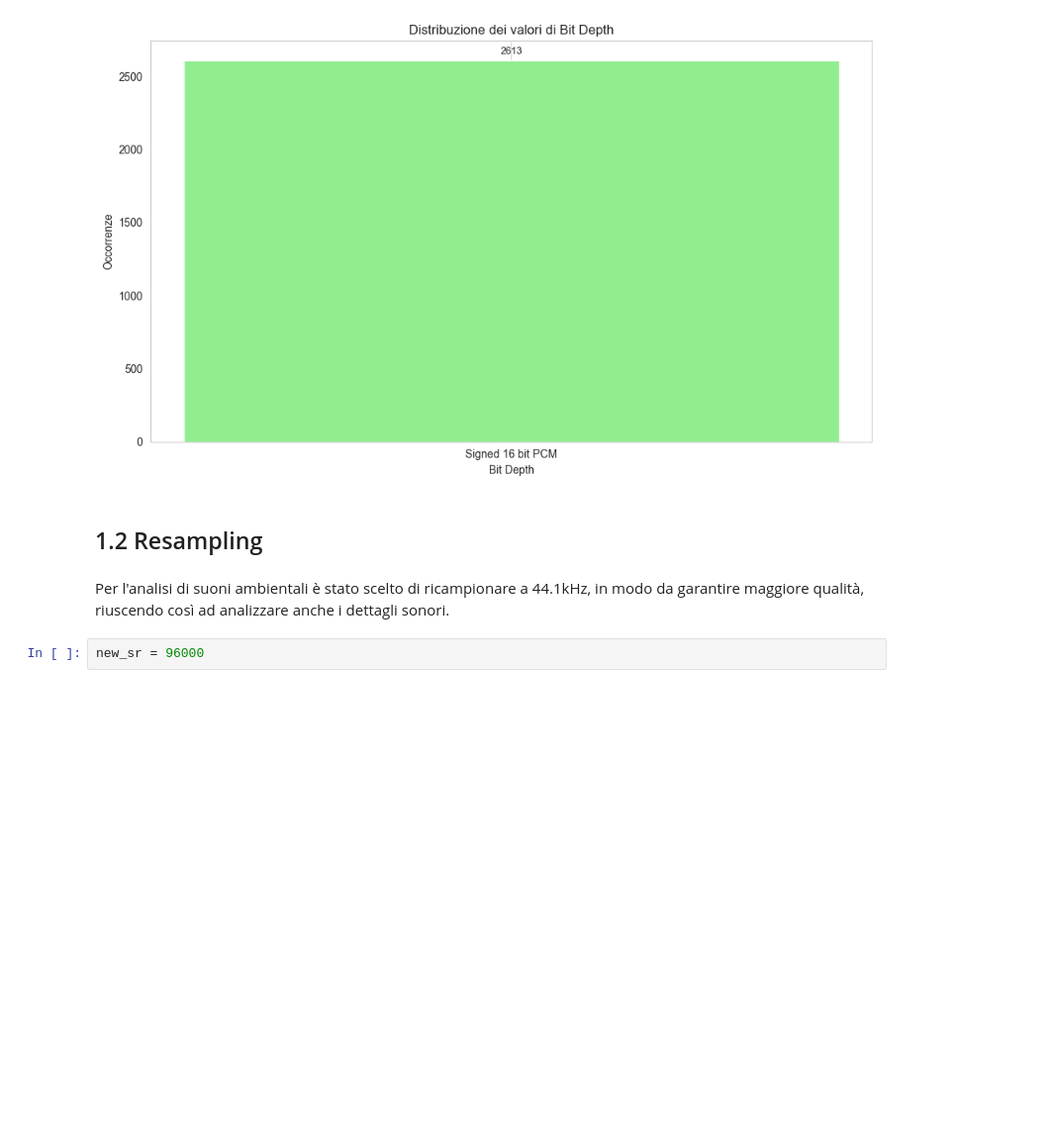
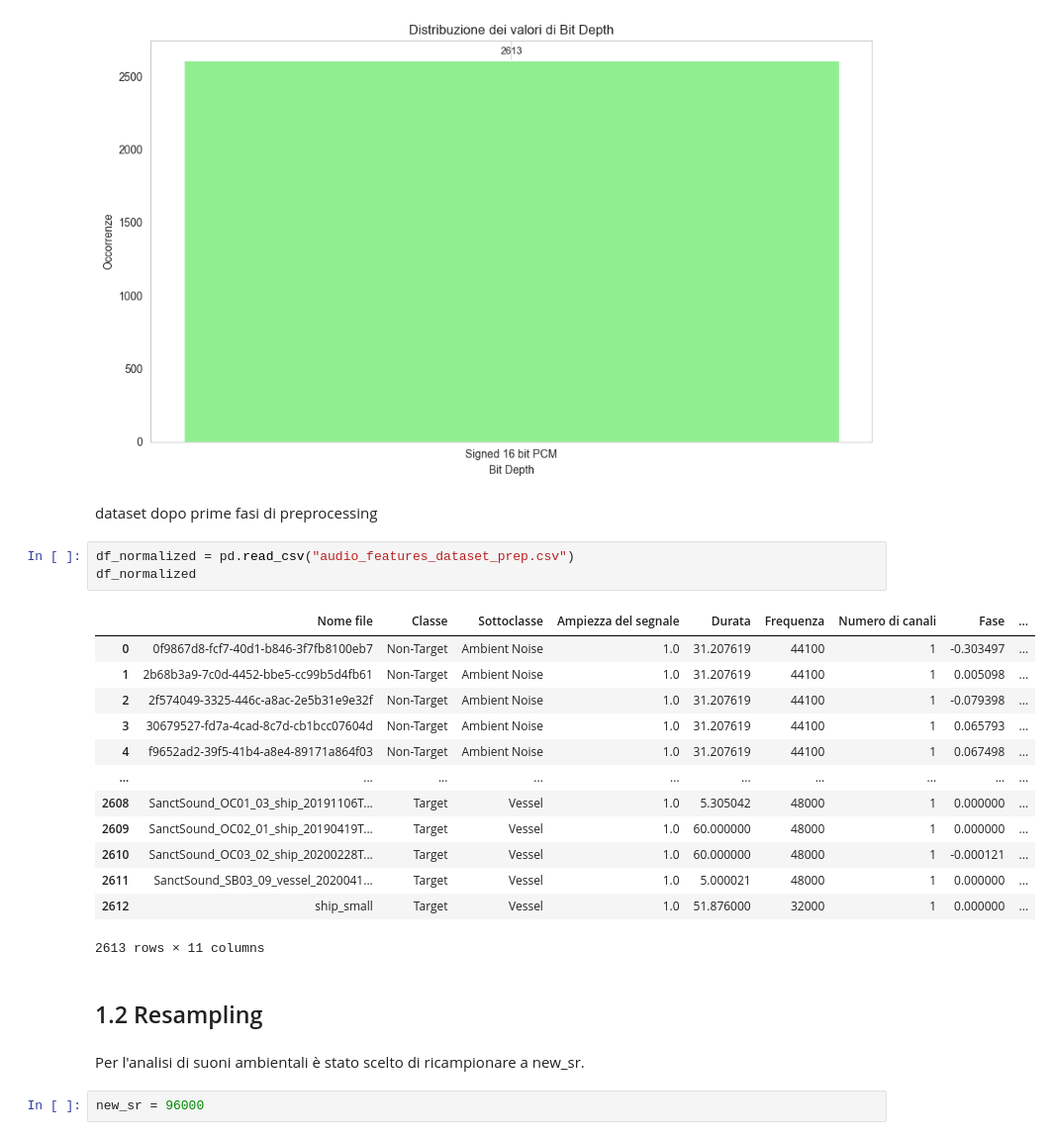
Before and after one commit to TherealBarnar/Underwater-Sounds-Classification-1, a Jupyter notebook: preprocessing.ipynb, the cells around one changed output. Shown at 99% size. Drawn from its saved outputs; the diff is of its cells as text; blank space fills up the shorter version.

```diff
--- a/preprocessing.ipynb
+++ b/preprocessing.ipynb
@@ -102,10 +92,29 @@ helper.prep_plot_channel_distribution(df)
 helper.prep_plot_bit_depth_distribution(df)
 # %% [output]
 [figure]
+# %% [markdown]
+dataset dopo prime fasi di preprocessing
+# %%
+df_normalized = pd.read_csv("audio_features_dataset_prep.csv")
+df_normalized
+# %% [output]
+|  | Nome file | Classe | Sottoclasse | Ampiezza del segnale | Durata | Frequenza | Numero di canali | Fase | ... |
+| 0 | 0f9867d8-fcf7-40d1-b846-3f7fb8100eb7 | Non-Target | Ambient Noise | 1.0 | 31.207619 | 44100 | 1 | -0.303497 | ... |
+| 1 | 2b68b3a9-7c0d-4452-bbe5-cc99b5d4fb61 | Non-Target | Ambient Noise | 1.0 | 31.207619 | 44100 | 1 | 0.005098 | ... |
+| 2 | 2f574049-3325-446c-a8ac-2e5b31e9e32f | Non-Target | Ambient Noise | 1.0 | 31.207619 | 44100 | 1 | -0.079398 | ... |
+| 3 | 30679527-fd7a-4cad-8c7d-cb1bcc07604d | Non-Target | Ambient Noise | 1.0 | 31.207619 | 44100 | 1 | 0.065793 | ... |
+| 4 | f9652ad2-39f5-41b4-a8e4-89171a864f03 | Non-Target | Ambient Noise | 1.0 | 31.207619 | 44100 | 1 | 0.067498 | ... |
+| ... | ... | ... | ... | ... | ... | ... | ... | ... | ... |
+| 2608 | SanctSound_OC01_03_ship_20191106T... | Target | Vessel | 1.0 | 5.305042 | 48000 | 1 | 0.000000 | ... |
+| 2609 | SanctSound_OC02_01_ship_20190419T... | Target | Vessel | 1.0 | 60.000000 | 48000 | 1 | 0.000000 | ... |
+| 2610 | SanctSound_OC03_02_ship_20200228T... | Target | Vessel | 1.0 | 60.000000 | 48000 | 1 | -0.000121 | ... |
+| 2611 | SanctSound_SB03_09_vessel_2020041... | Target | Vessel | 1.0 | 5.000021 | 48000 | 1 | 0.000000 | ... |
+| 2612 | ship_small | Target | Vessel | 1.0 | 51.876000 | 32000 | 1 | 0.000000 | ... |
+2613 rows × 11 columns
 # %% [markdown]
 ## 1.2 Resampling
 # %% [markdown]
-Per l'analisi di suoni ambientali è stato scelto di ricampionare a 44.1kHz, in modo da garantire maggiore qualità, riuscendo così ad analizzare anche i dettagli sonori.
+Per l'analisi di suoni ambientali è stato scelto di ricampionare a new_sr.
 # %%
 new_sr = 96000
 # %%
```
Also changed, not shown: parts of 9 cells of this notebook, 6 other files.
